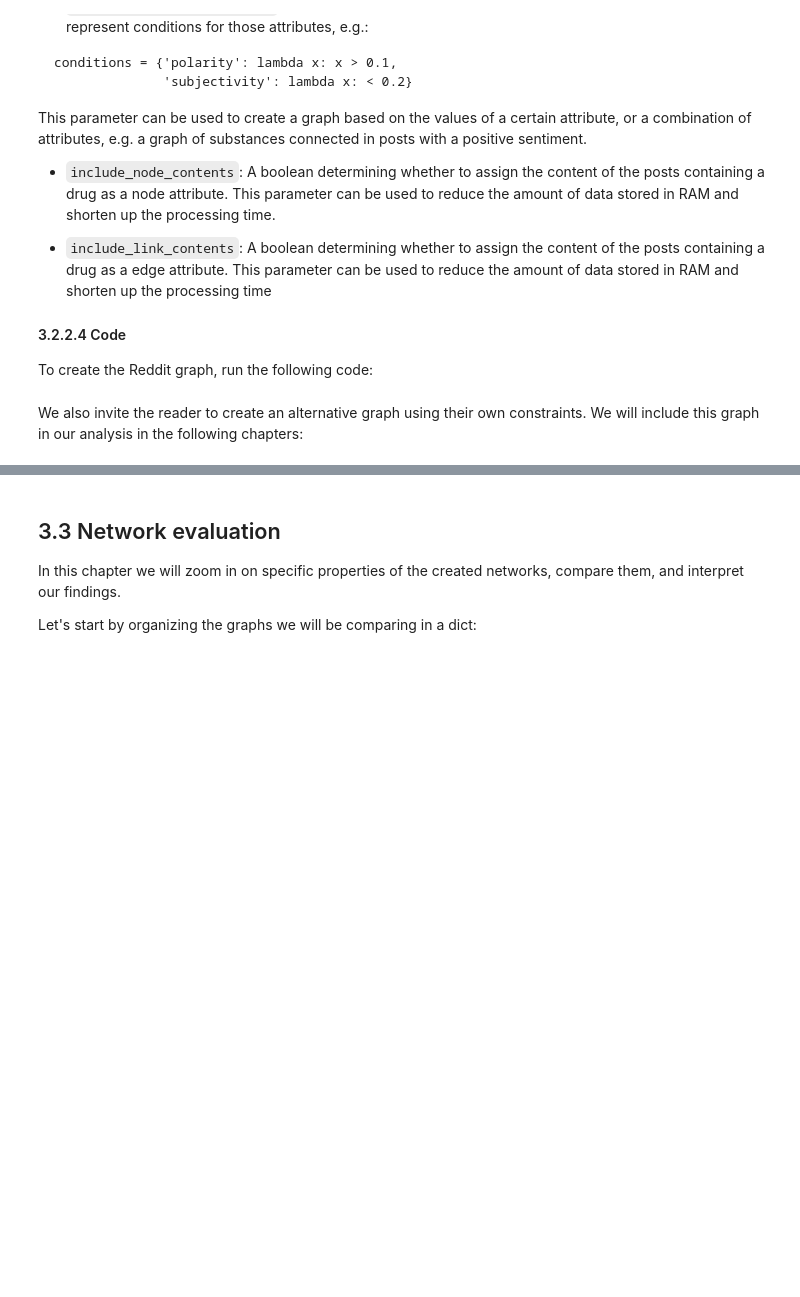
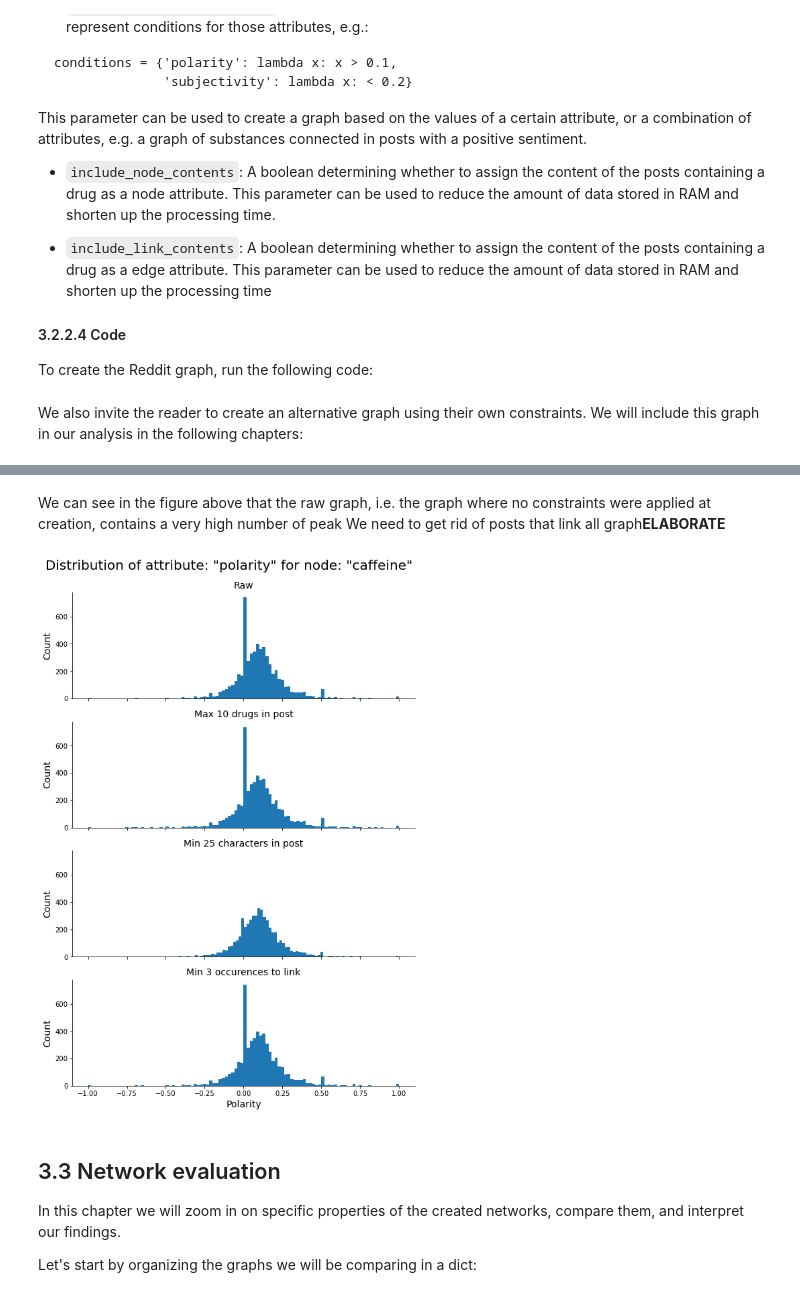
Before and after one commit to wojciechdk/Social_Graphs_and_Interactions_Final_Project, a Jupyter notebook: explainer_notebook/explainer_notebook_wojciech.ipynb, the cells around one changed output, grey strips where cells are left out. Drawn from its saved outputs; the diff is of its cells as text; code cells hidden in the pictures; blank space fills up the shorter version.

Commit message:
Explainer notebook: Tweakable parameters: effect one node's polarity distribution

```diff
--- a/explainer_notebook/explainer_notebook_wojciech.ipynb
+++ b/explainer_notebook/explainer_notebook_wojciech.ipynb
@@ -280,3 +288,17 @@ axess = w.graph.plot_comparison_of_attribute_distributions(
+# %% [markdown]
+We can see in the figure above that the raw graph, i.e. the graph where no constraints were applied at creation, contains a very high number of  peak
+We need to get rid of posts that link all graph**ELABORATE**
+# %%
+# Plot distribution of values of one instance (node or edge)
+axess = w.graph.plot_distribution_of_attribute_of_1_instance(
+    alt_reddit_graphs,
+    instance="node",
+    instance_label="caffeine",
+    attribute_name="polarity",
+    fig_width=8
+)
+# %% [output]
+[figure, added]
 # %%
 # Positive sentiment
 conditions_positive = {"polarity": lambda x: x > 0.13}
```
Also changed, not shown: parts of 7 cells of this notebook, 1 other file.
